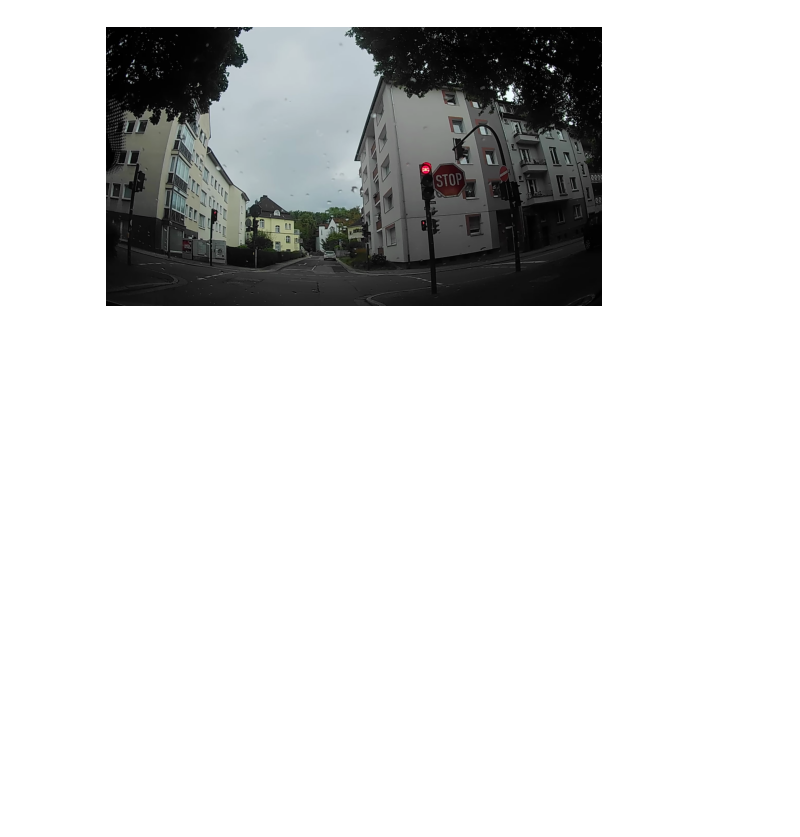
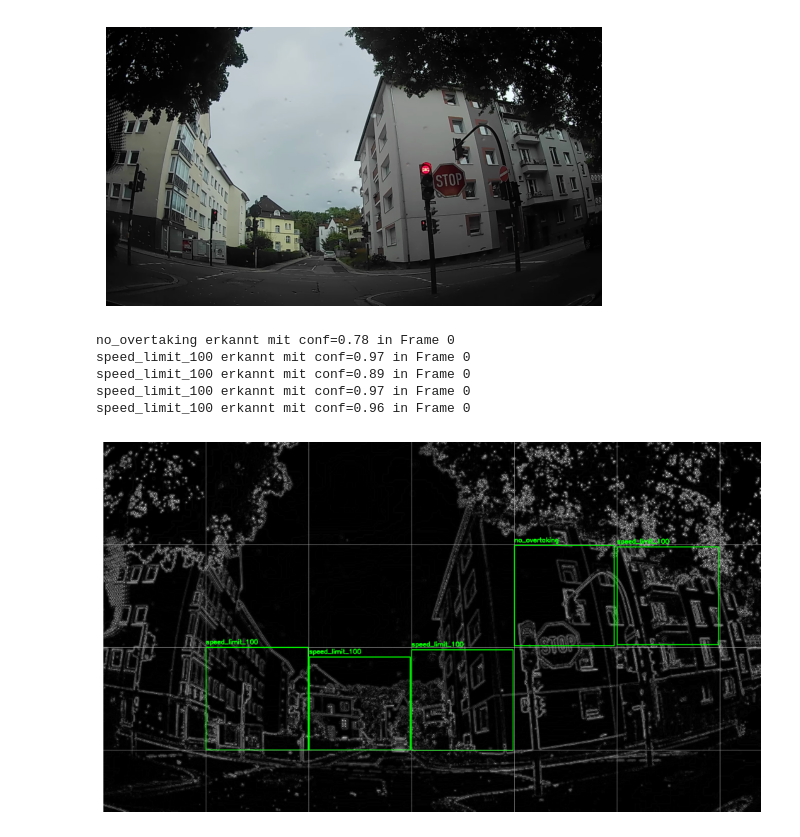
Before and after one commit to superdent/iu_computer_vision, a Jupyter notebook: notebook/iu_projekt_computer_vision.ipynb, the cells around one changed output. Saved outputs shown, nothing was run; the diff lists cells and outputs as text; code cells hidden in the pictures; blank space fills up the shorter version.

```diff
--- a/notebook/iu_projekt_computer_vision.ipynb
+++ b/notebook/iu_projekt_computer_vision.ipynb
@@ -30,3 +54,6 @@ torch.cuda.is_available()
+# %%
+# model = torch.hub.load('ultralytics/yolov5', 'custom', path='best.pt', force_reload=True)
+model = YOLO('best.pt')
 # %%
 import yaml
 
@@ -39,5 +69,3 @@ print(class_names)
-# %%
-model = torch.hub.load('ultralytics/yolov5', 'custom', path='best.pt', force_reload=True)
 # %%
 video_path = 'input_videos/gute_sicht_1080p.mp4'
 cap = cv2.VideoCapture(video_path)
@@ -71 +158,42 @@ plt.close(fig)
+# %%
+def preprocess_image(frame):
+    # Umwandlung in Graustufen
+    gray = cv2.cvtColor(frame, cv2.COLOR_RGB2GRAY)
+
+    # Histogrammnormalisierung
+    gray = cv2.equalizeHist(gray)
+
+    # Gaußscher Weichzeichner zur Rauschreduzierung
+    blurred = cv2.GaussianBlur(gray, (5, 5), 0)
+
+    # Kantenverstärkung mit Laplace-Filter
+    edges = cv2.Laplacian(blurred, ddepth=cv2.CV_16S, ksize=3)
+    edges = cv2.convertScaleAbs(edges)
+
+    # Wieder in 3-Kanal-RGB umwandeln für YOLO-Kompatibilität
+    processed = cv2.cvtColor(edges, cv2.COLOR_GRAY2RGB)
+
+    return processed
+# %%
+# Bild laden und in RGB umwandeln
+image_path = "snapshot.png"
+img_bgr = cv2.imread(image_path)
+img_rgb = cv2.cvtColor(img_bgr, cv2.COLOR_BGR2RGB)
+
+# Funktion anwenden (wir nehmen Frame 0 als Dummy)
+frame = preprocess_image(img_rgb)
+processed = detect_in_tiles(frame, 0, model)
+
+# Anzeige
+fig, ax = plt.subplots(figsize=(12, 8))
+ax.imshow(processed)
+ax.axis('off')
+plt.show()
+# %% [output]
+no_overtaking erkannt mit conf=0.78 in Frame 0
+speed_limit_100 erkannt mit conf=0.97 in Frame 0
+speed_limit_100 erkannt mit conf=0.89 in Frame 0
+speed_limit_100 erkannt mit conf=0.97 in Frame 0
+speed_limit_100 erkannt mit conf=0.96 in Frame 0
+[figure, added]
 # %%
```
Also changed, not shown: parts of 8 cells of this notebook, 3 other files.
